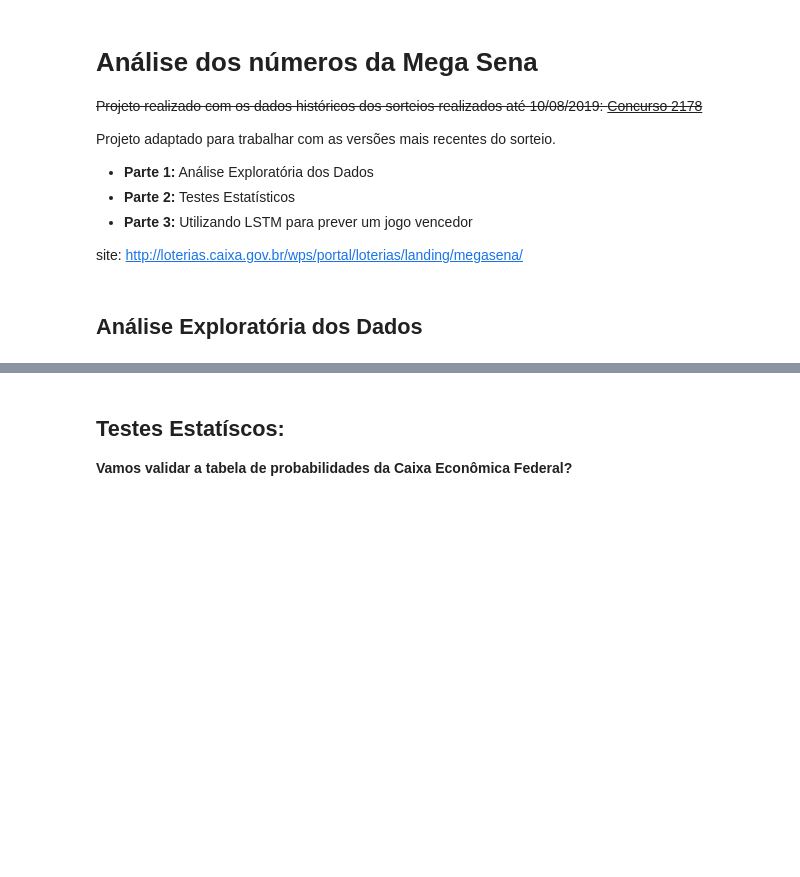
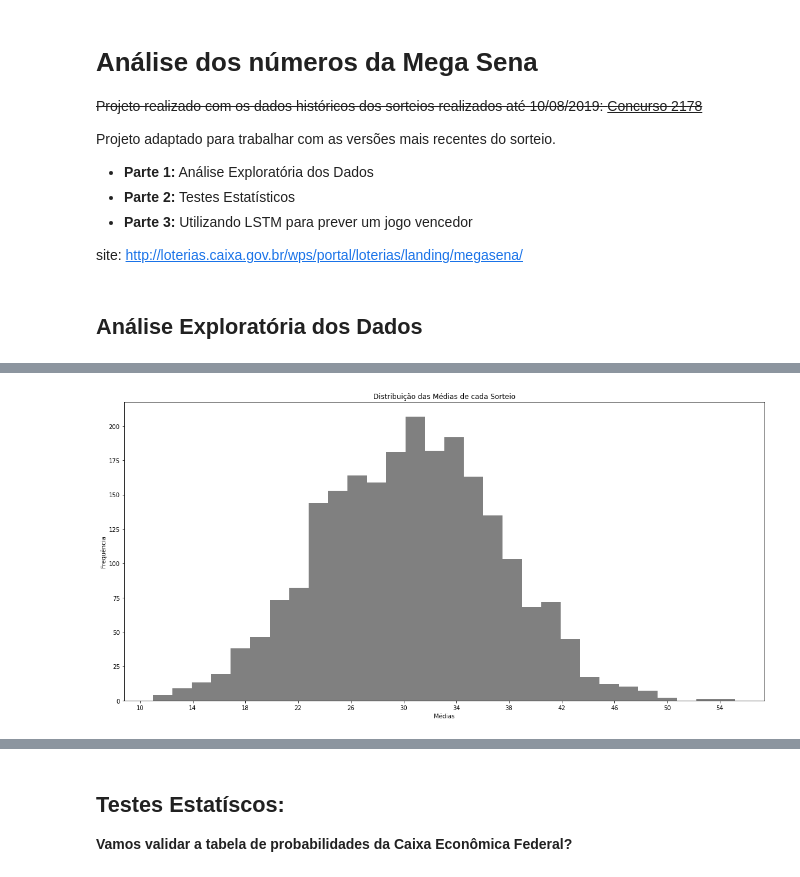
Before and after one commit to SamuelBaptista/estatistica-megasena, a Jupyter notebook: megasena.ipynb, the cells around one changed output, grey strips where cells are left out. Cells and saved outputs as stored; diff of their text form; code cells hidden in the pictures; blank space fills up the shorter version.

```diff
--- a/megasena.ipynb
+++ b/megasena.ipynb
@@ -119,13 +152,16 @@ for i, n in enumerate(mega_dezenas.columns):
 # %%
 # Avaliando a distribuição das médias entre os 6 números sorteados em cada sorteio.
 
 plt.figure(figsize=(16,8))
 plt.hist(mega_dezenas.agg(func=['mean'], axis=1)['mean'], bins=30, color='gray')
 plt.xticks(range(10, 58, 4))
 plt.title('Distribuição das Médias de cada Sorteio')
 plt.xlabel('Médias')
 plt.ylabel('Frequência')
+plt.tight_layout()
 plt.show()
+# %% [output]
+[figure, added]
 # %%
 # Preparando o dataset para avaliação geral dos números
 dezenas = mega_dezenas.reset_index(level=0)
```
Also changed, not shown: parts of 27 cells of this notebook, 8 other files.
